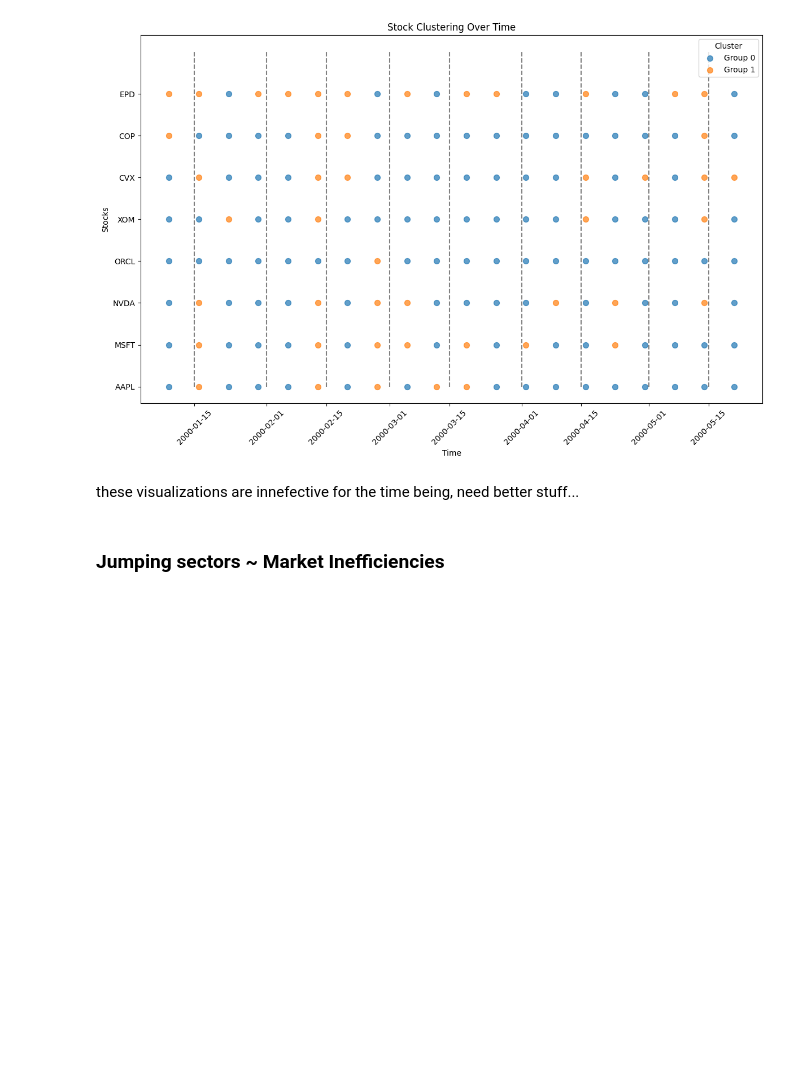
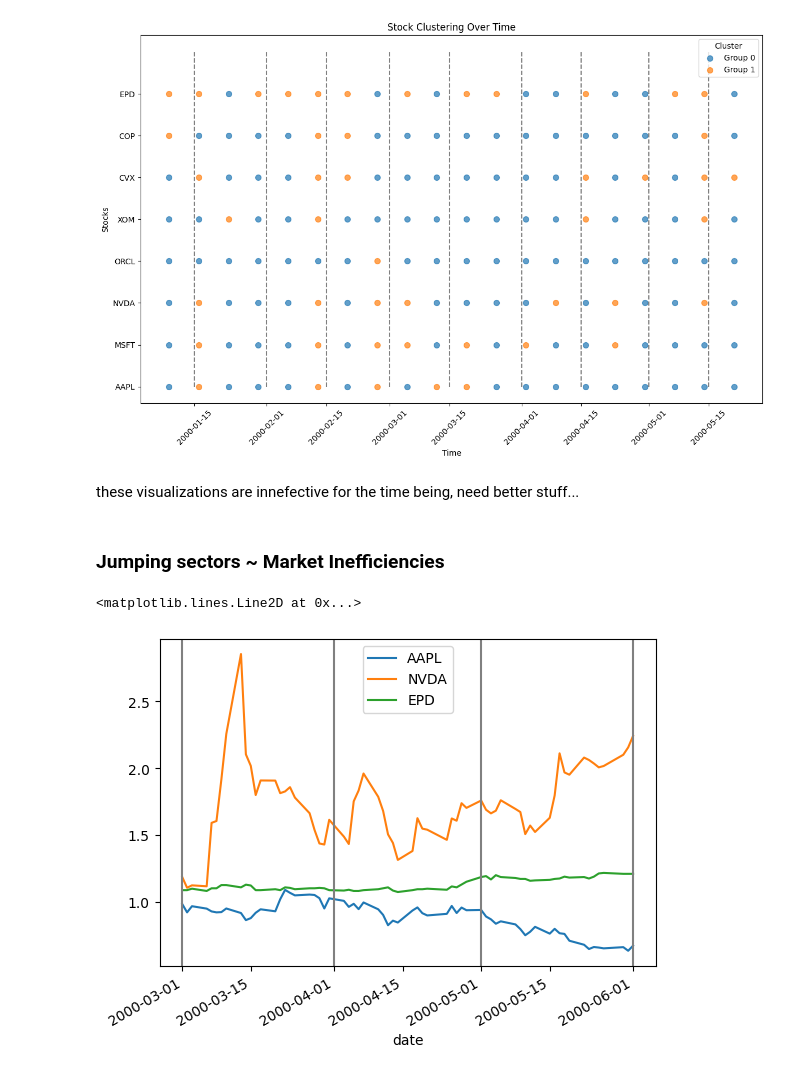
Before and after one commit to TInglefield/Math4920Project, a Jupyter notebook: Project_Draft7.ipynb, the cells around one changed output. Saved outputs shown, nothing was run; the diff lists cells and outputs as text; code cells hidden in the pictures; blank space fills up the shorter version.

```diff
--- a/Project_Draft7.ipynb
+++ b/Project_Draft7.ipynb
@@ -366,3 +366,12 @@ Weekly:
 these visualizations are innefective for the time being, need better stuff...
 # %% [markdown]
 ### Jumping sectors ~ Market Inefficiencies
+# %%
+train_df[['AAPL', 'NVDA','EPD']]['2000-03-01':'2000-06-01'].plot()
+plt.axvline('2000-03-01', color='grey')
+plt.axvline('2000-04-01', color='grey')
+plt.axvline('2000-05-01', color='grey')
+plt.axvline('2000-06-01', color='grey')
+# %% [output]
+<matplotlib.lines.Line2D at 0x...>
+[figure, added]
```
Also changed, not shown: parts of 1 cell of this notebook.
